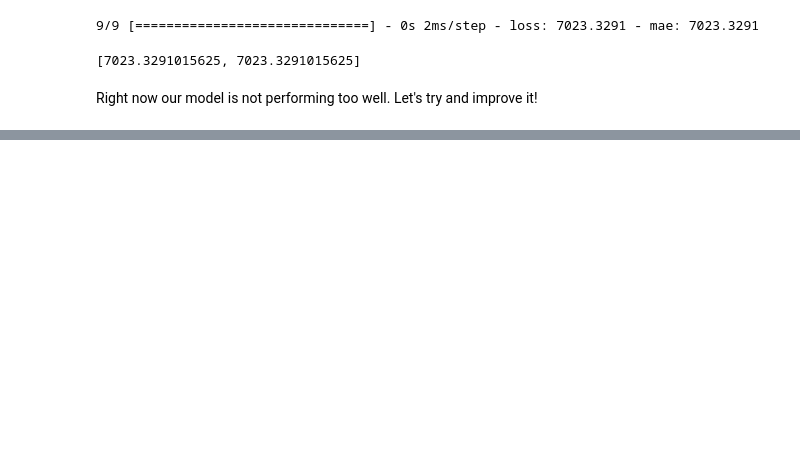
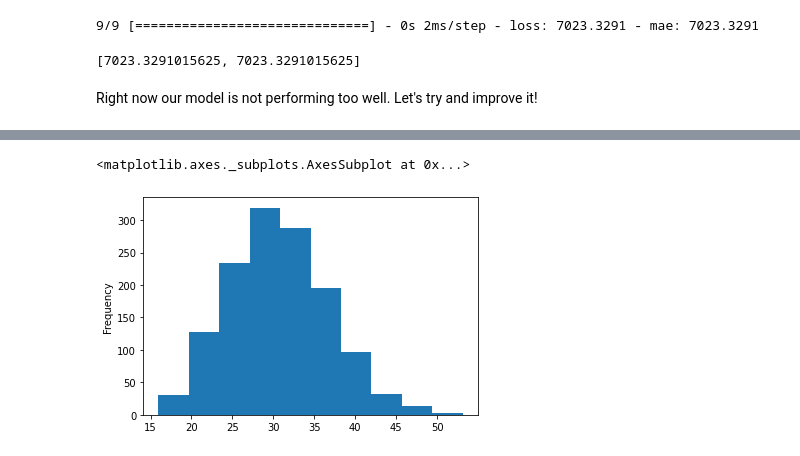
Before and after one commit to VinoJose/Tensorflow, a Jupyter notebook: 01_neural_network_regression_in_tensorflow.ipynb, the cells around one changed output, grey strips where cells are left out. Cells and saved outputs as stored; diff of their text form; code cells hidden in the pictures; blank space fills up the shorter version.

```diff
--- a/01_neural_network_regression_in_tensorflow.ipynb
+++ b/01_neural_network_regression_in_tensorflow.ipynb
@@ -716,0 +835,5 @@ Right now our model is not performing too well. Let's try and improve it!
+# %%
+insurance["bmi"].plot(kind="hist")
+# %% [output]
+<matplotlib.axes._subplots.AxesSubplot at 0x...>
+[figure, added]
```
Also changed, not shown: parts of 13 cells of this notebook.
